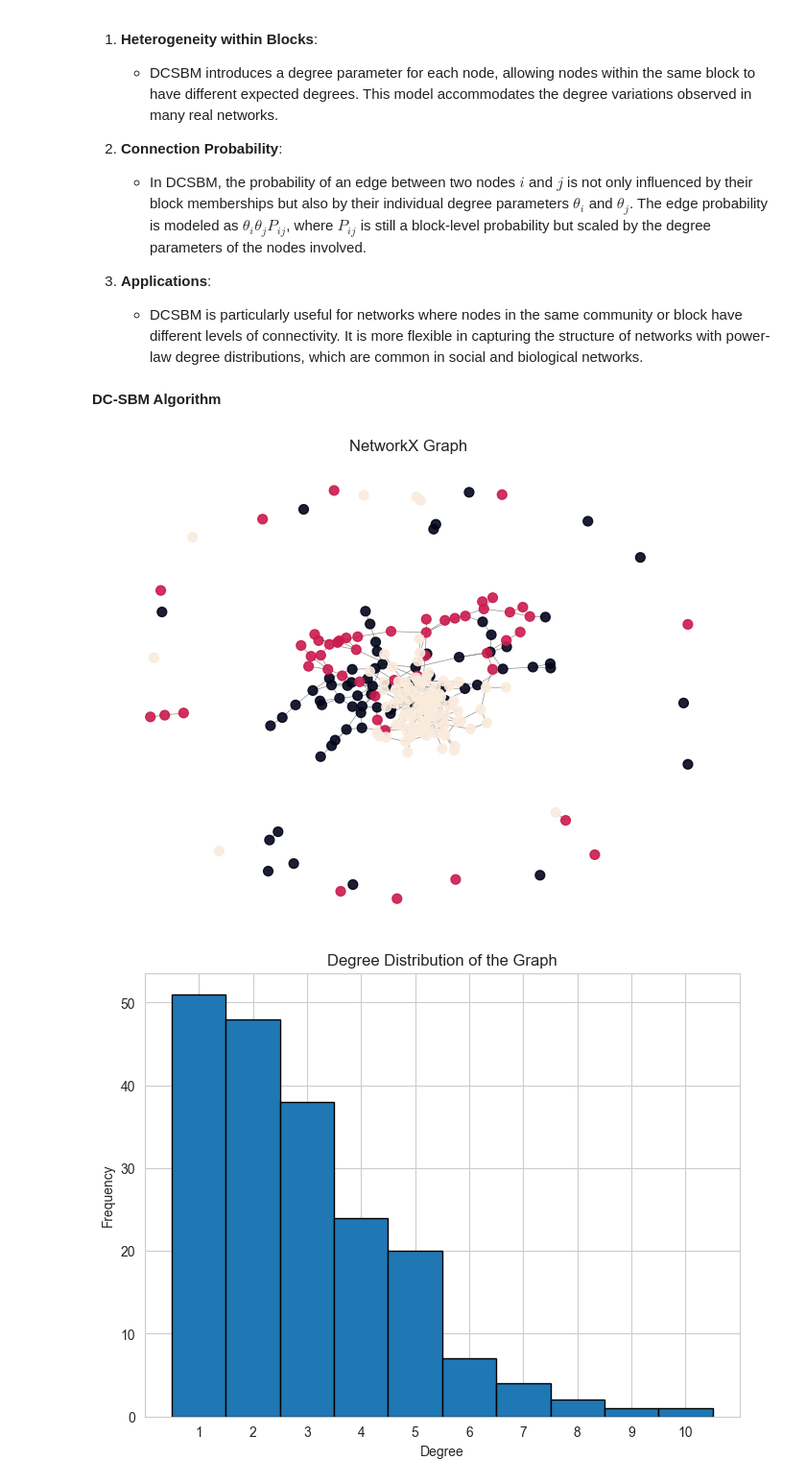
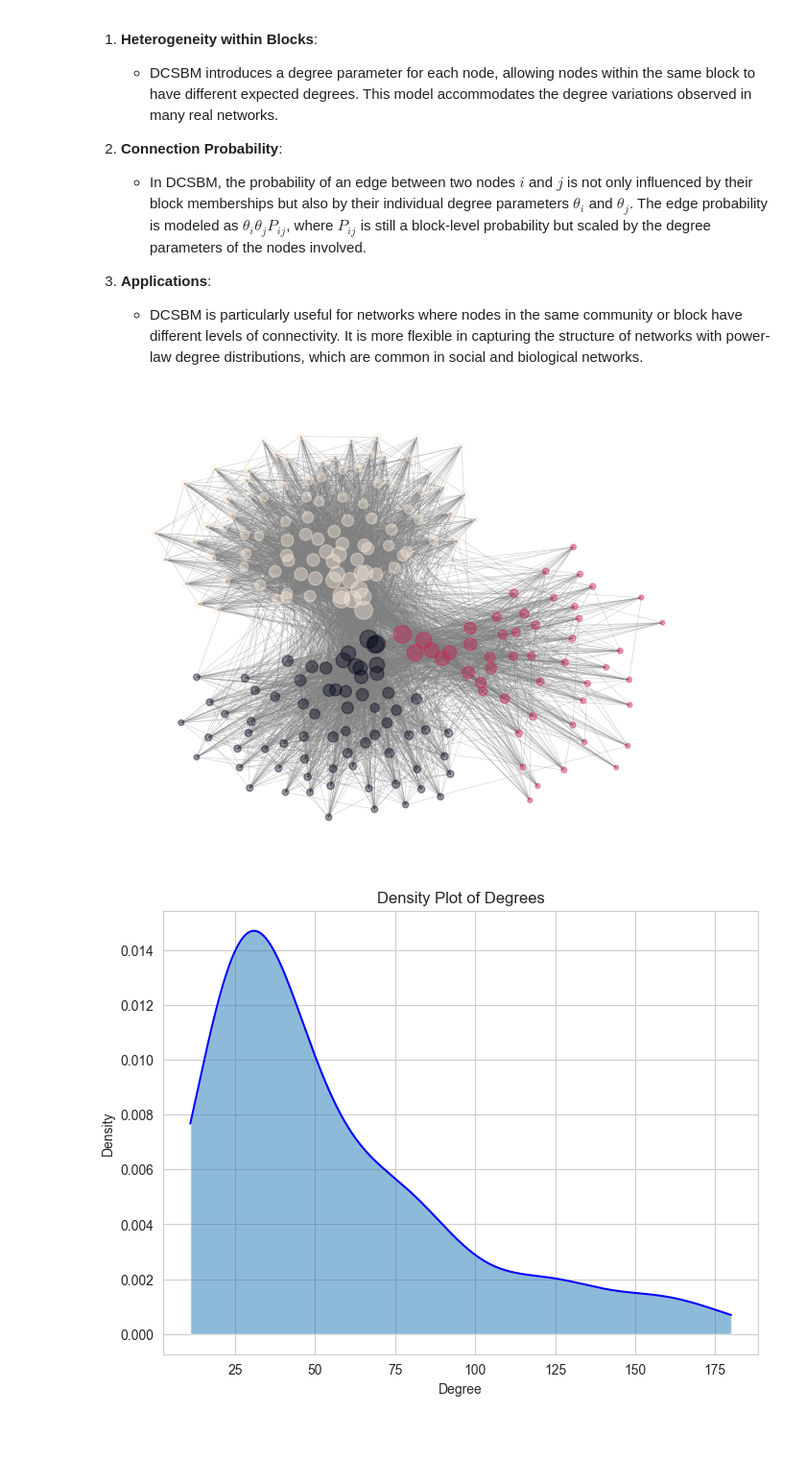
Before and after one commit to FisnikZogaj/MA, a Jupyter notebook: ParametricGraphModels/StochasticBlockModels.ipynb, the cells around one changed output. Shown: that part at 96% size. Saved outputs shown, nothing was run; the diff lists cells and outputs as text; code cells hidden in the pictures; blank space fills up the shorter version.

```diff
--- a/ParametricGraphModels/StochasticBlockModels.ipynb
+++ b/ParametricGraphModels/StochasticBlockModels.ipynb
@@ -150,2 +131,0 @@ model_names = ["ER", "SBM", "DCSBM"]
-# %% [markdown]
-**DC-SBM Algorithm**
@@ -221,22 +132,27 @@ g = dcsbm(sizes, p, theta)
-# %%
-nx.draw(g, with_labels=False,
-        node_color=labels,
-        edge_color='gray', node_size=50,
-        width=.5,
-        alpha=.9)
-plt.title('NetworkX Graph')
-
-degrees = [g.degree(n) for n in g.nodes()]
-
-plt.figure(figsize=(8, 6))
-plt.hist(degrees, bins=range(1, max(degrees)+2), edgecolor='black', align='left')
-plt.xlabel('Degree')
-plt.ylabel('Frequency')
-plt.title('Degree Distribution of the Graph')
-plt.xticks(range(1, max(degrees)+1))
-plt.grid(True)
-plt.show()
-# %% [output]
-[figure, removed]
-[figure, removed]
+# %%
+G = nx.from_numpy_array(dcsbm_graph)
+degrees = [G.degree(n) for n in G.nodes()]
+pos = nx.spring_layout(G)
+
+nx.draw(G, pos, node_size=degrees, node_color=labels,edge_color='grey', font_color='black', width=.4, alpha=.4)
+plt.show()
+
+
+# Calculate the point density
+density = gaussian_kde(degrees)
+x = np.linspace(min(degrees), max(degrees), 1000)
+density_values = density(x)
+
+# Plot the density plot
+plt.figure(figsize=(8, 6))
+plt.plot(x, density_values, color='blue')
+plt.fill_between(x, density_values, alpha=0.5)
+plt.title('Density Plot of Degrees')
+plt.xlabel('Degree')
+plt.ylabel('Density')
+plt.grid(True)
+plt.show()
+# %% [output]
+[figure, added]
+[figure, added]
 # %% [markdown]
```
Also changed, not shown: parts of 16 cells of this notebook, 9 other files.
